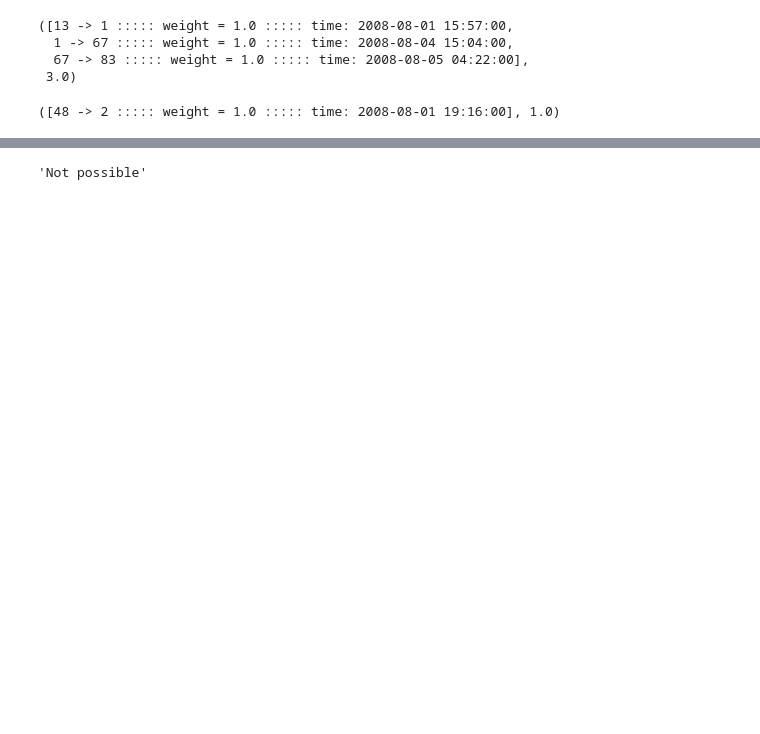
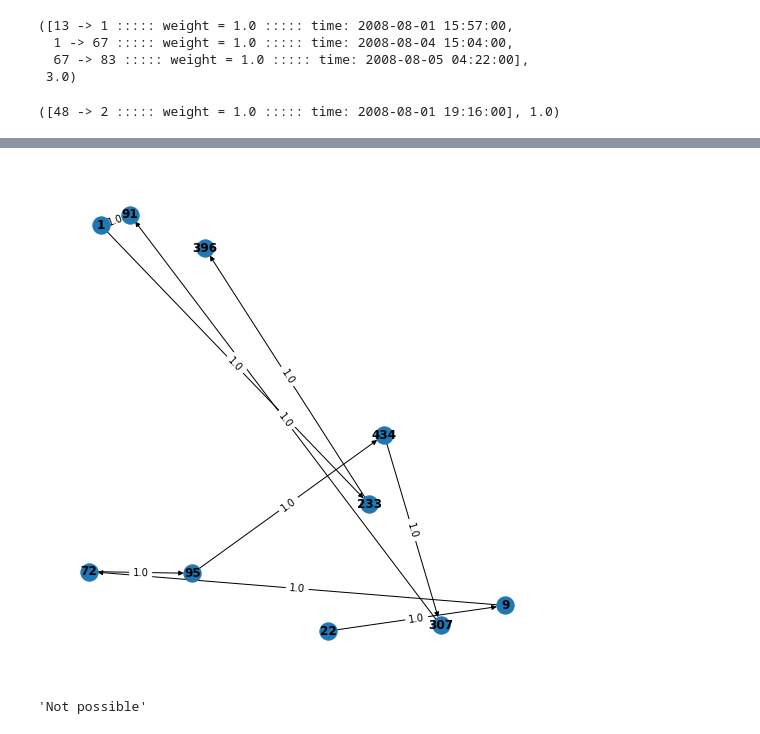
Before and after one commit to michele1783/ADM-HW5, a Jupyter notebook: test-Ame.ipynb, the cells around one changed output, grey strips where cells are left out. Cells and saved outputs as stored; diff of their text form; code cells hidden in the pictures; blank space fills up the shorter version.

Commit message:
functionality_3

```diff
--- a/test-Ame.ipynb
+++ b/test-Ame.ipynb
@@ -484,13 +484,13 @@ def starting_nodes(df):
 time_start = "2008"
 time_end = "2010"
 
-totDataframe_filter = totDataframe[totDataframe.time.between(time_start,time_end)].iloc[:1000]
+totDataframe_filter = totDataframe[totDataframe.time.between(time_start,time_end)].iloc[:10000]
 
-p_start, p_end = starting_nodes(totDataframe_filter)
+#p_start, p_end = starting_nodes(totDataframe_filter)
 
 def functionality_3(p, p_start, p_end, time_start, time_end):
 
-
+    totDataframe_filter = totDataframe[totDataframe.time.between(time_start,time_end)].iloc[:10000]
     g = make_graph(totDataframe_filter)
 
     p.append(p_end)
@@ -547,4 +539,4 @@ functionality_3([], 48, 2, time_start, time_end)
 # %% [output]
 ([48 -> 2 ::::: weight = 1.0 ::::: time: 2008-08-01 19:16:00], 1.0)
 # %%
-functionality_3([9,72,95], 22, 245, time_start, time_end)
+q = functionality_3([9,72,95,434,307,91,1,233], 22, 396, time_start, time_end)
@@ -557,3 +543,11 @@ functionality_3([9,72,95], 22, 245, time_start, time_end)
+# %%
+g_1 = GRAPH()
+for i in q[0]:
+    g_1.add_edge_object(i)
+
+g_1.print_graph()
+# %% [output]
+[figure, added]
 # %%
 functionality_3([67,380,3397], 1, 13615, time_start, time_end)
 # %% [output]
```
Also changed, not shown: parts of 4 cells of this notebook.
